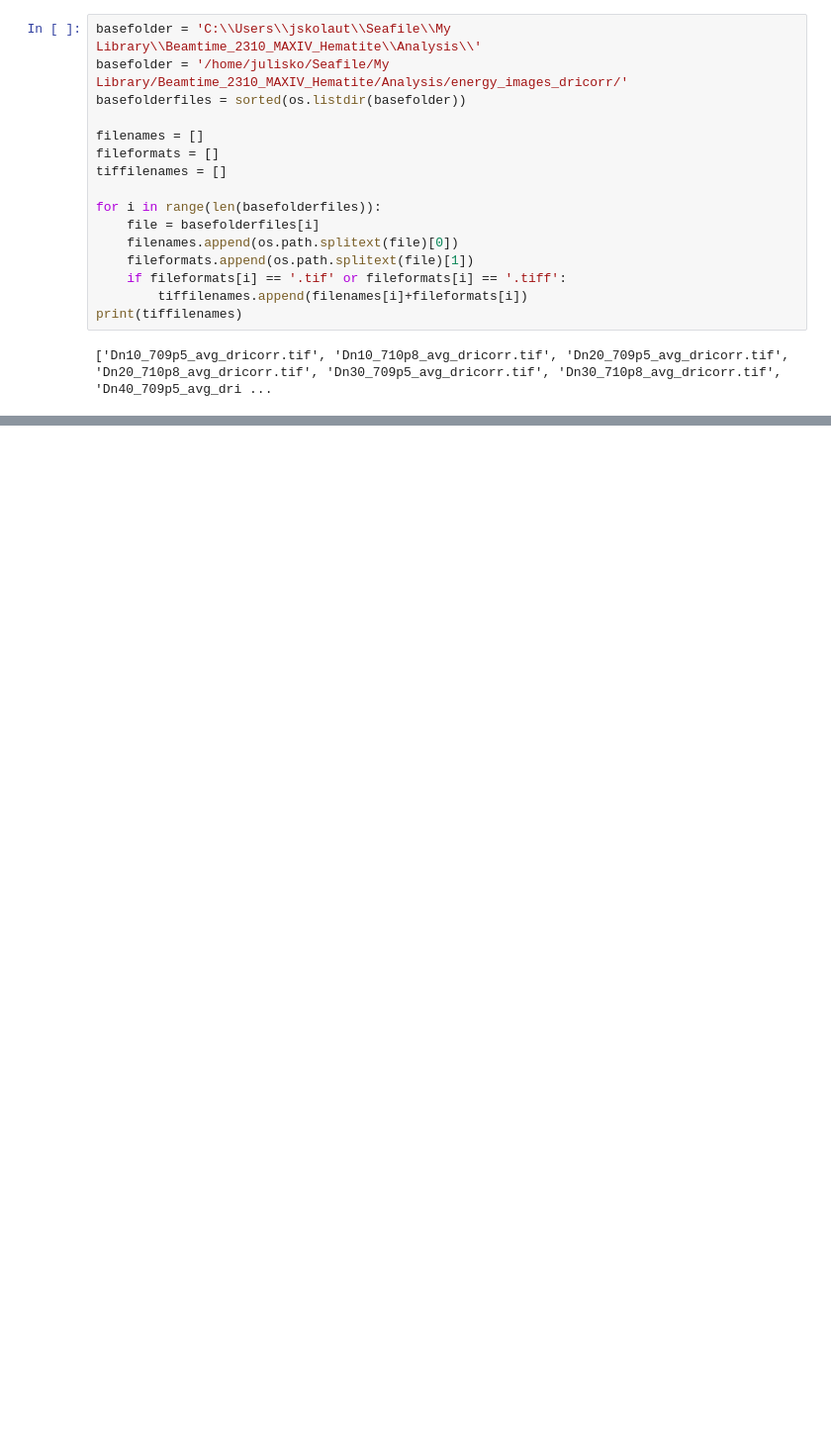
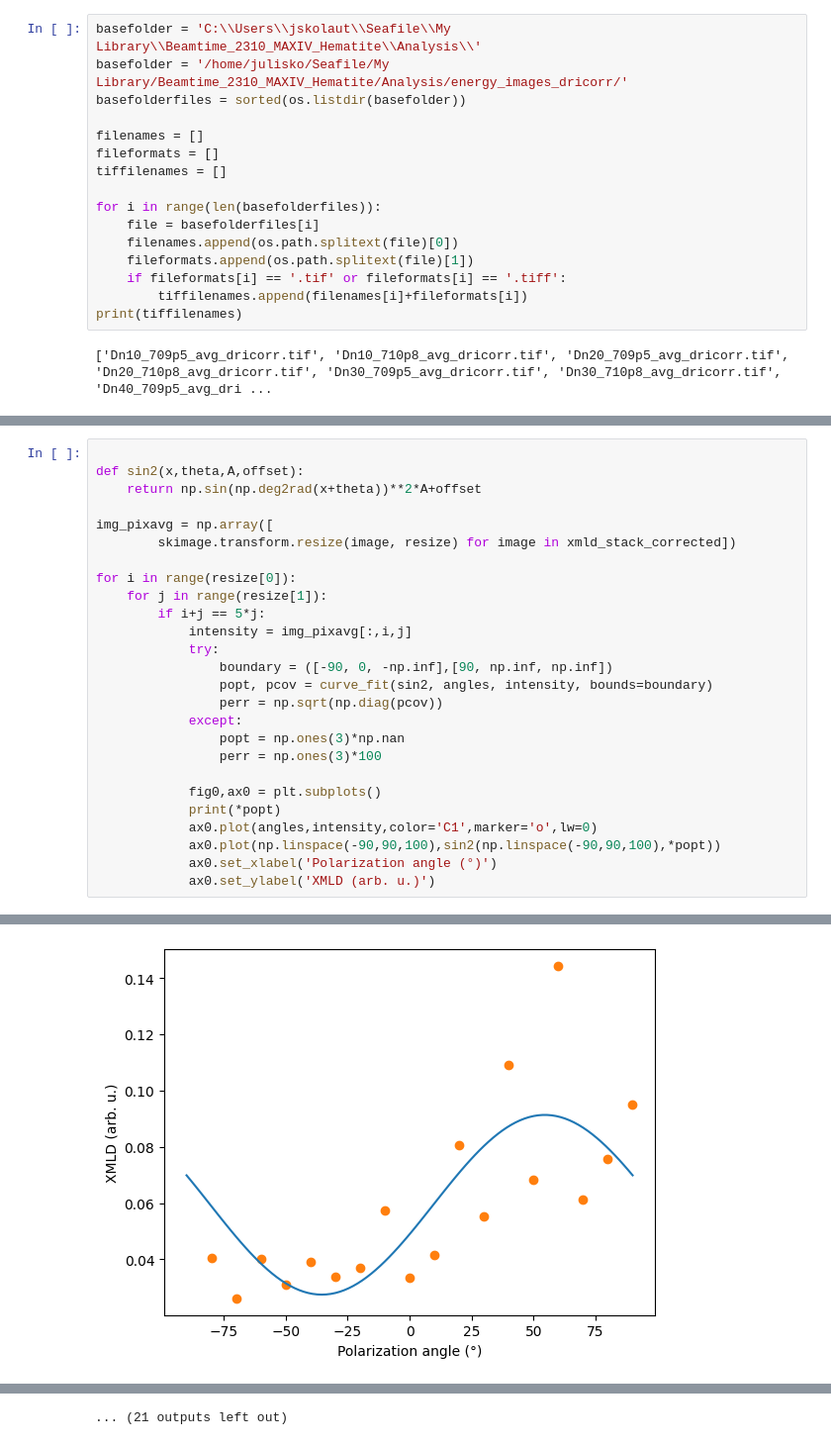
Before and after one commit to JulianSkolaut/jupyternbs_UniMainz, a Jupyter notebook: 2310_MAXIV_Evaluation_Vectormaps.ipynb, the cells around one changed output, grey strips where cells are left out. Shown at 99% size. Drawn from its saved outputs; the diff is of its cells as text; blank space fills up the shorter version.

```diff
--- a/2310_MAXIV_Evaluation_Vectormaps.ipynb
+++ b/2310_MAXIV_Evaluation_Vectormaps.ipynb
@@ -77,0 +103,27 @@ for i in range(nrangles):
+# %%
+
+def sin2(x,theta,A,offset):
+    return np.sin(np.deg2rad(x+theta))**2*A+offset
+
+img_pixavg = np.array([
+        skimage.transform.resize(image, resize) for image in xmld_stack_corrected])
+
+for i in range(resize[0]):
+    for j in range(resize[1]):
+        if i+j == 5*j:
+            intensity = img_pixavg[:,i,j]
+            try:
+                boundary = ([-90, 0, -np.inf],[90, np.inf, np.inf])
+                popt, pcov = curve_fit(sin2, angles, intensity, bounds=boundary)
+                perr = np.sqrt(np.diag(pcov))
+            except:
+                popt = np.ones(3)*np.nan
+                perr = np.ones(3)*100
+
+            fig0,ax0 = plt.subplots()
+            print(*popt)
+            ax0.plot(angles,intensity,color='C1',marker='o',lw=0)
+            ax0.plot(np.linspace(-90,90,100),sin2(np.linspace(-90,90,100),*popt))
+            ax0.set_xlabel('Polarization angle (°)')
+            ax0.set_ylabel('XMLD (arb. u.)')
+# %% [output]
@@ -77,0 +147 @@ for i in range(nrangles):
+[figure, added]
@@ -78,3 +158,4 @@ for i in range(nrangles):
+... (21 outputs left out)
 # %%
 imagepath1= (basefolder+tiffilenames[1])
 #image1 = cv2.cvtColor(basefolder+tiffilenames[0])
```
Also changed, not shown: parts of 5 cells of this notebook.
